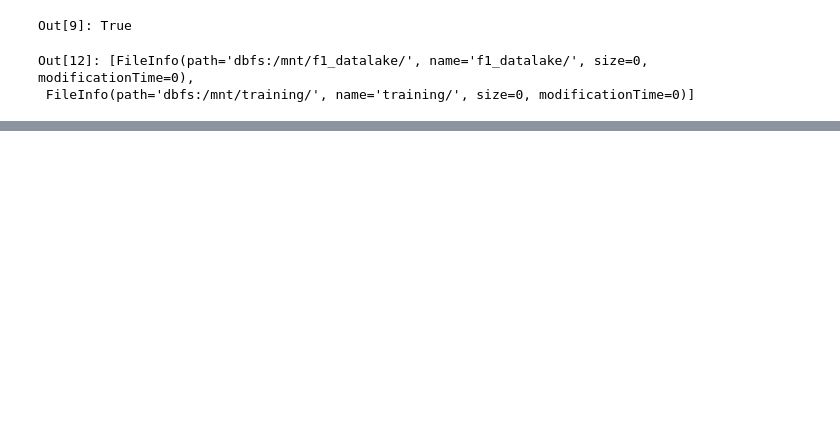
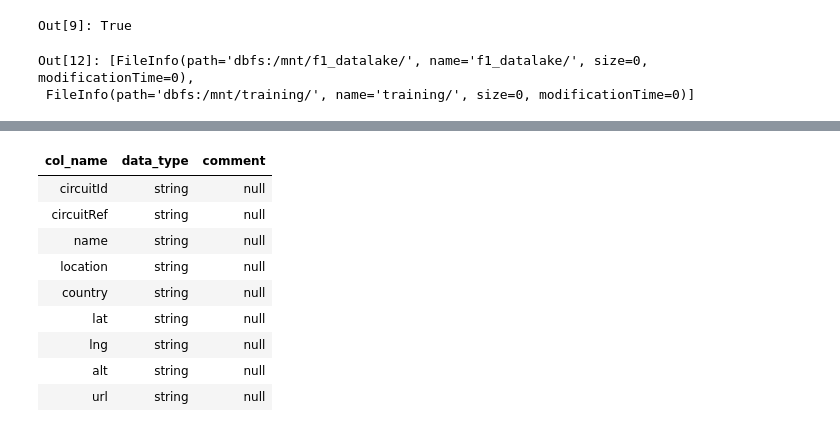
Before and after one commit to jsanzolac/formula1, a Jupyter notebook: datalake-mnt/datalake-mnt.ipynb, the cells around one changed output, grey strips where cells are left out. Drawn from its saved outputs; the diff is of its cells as text; code cells hidden in the pictures; blank space fills up the shorter version.

```diff
--- a/datalake-mnt/datalake-mnt.ipynb
+++ b/datalake-mnt/datalake-mnt.ipynb
@@ -48,0 +84,14 @@ CREATE TABLE status USING csv OPTIONS (path "/FileStore/tables/status.csv", head
+# %%
+%sql
+DESCRIBE bronze_circuits;
+# %% [output]
+| col_name | data_type | comment |
+| circuitId | string | null |
+| circuitRef | string | null |
+| name | string | null |
+| location | string | null |
+| country | string | null |
+| lat | string | null |
+| lng | string | null |
+| alt | string | null |
+| url | string | null |
```
Also changed, not shown: parts of 7 cells of this notebook.
